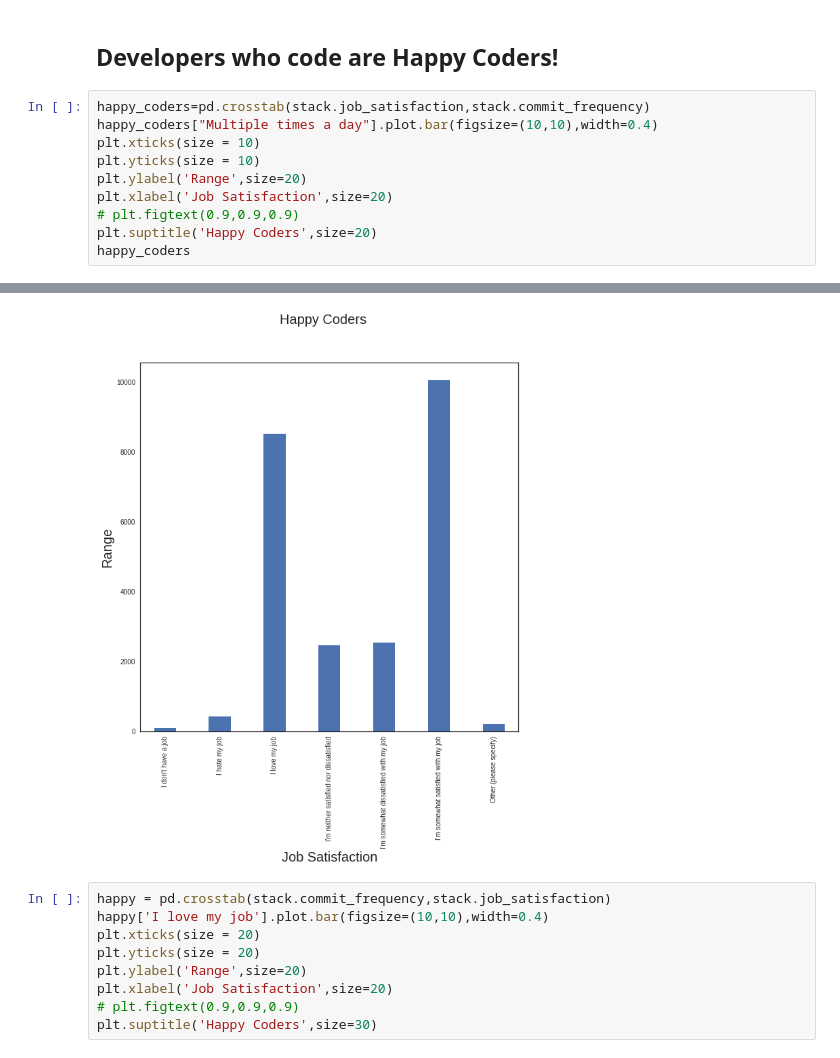
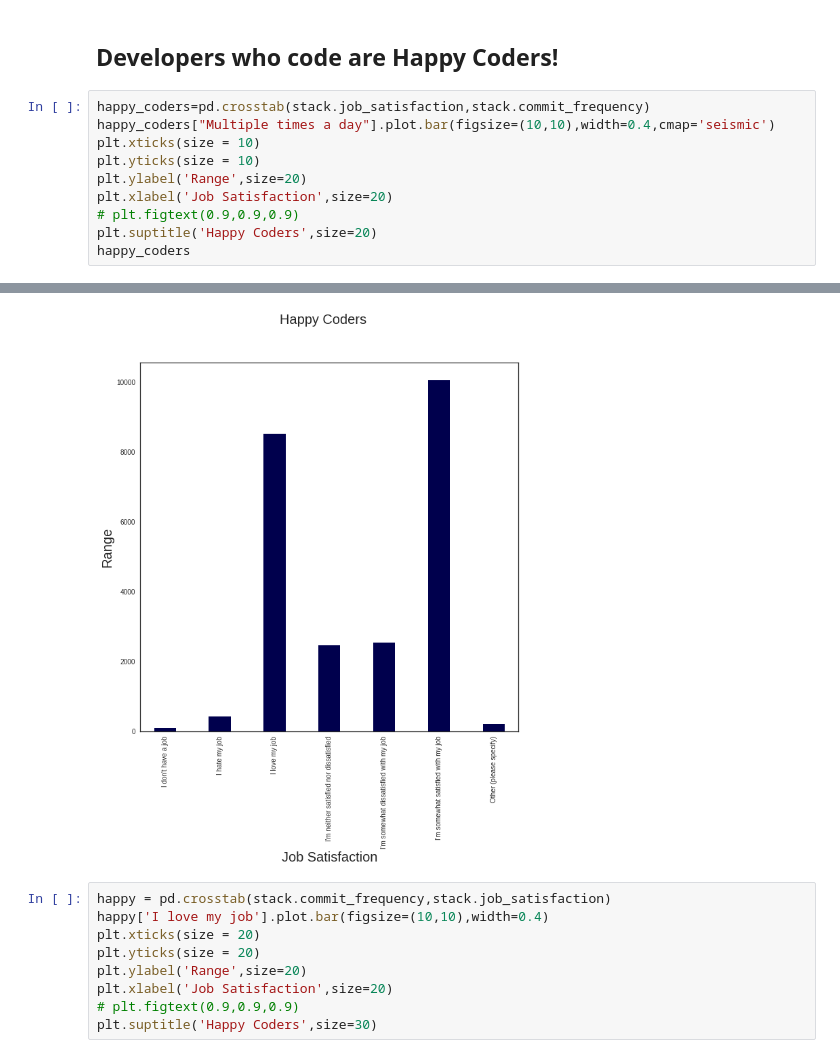
Before and after one commit to kaushikamaravadi/DataScience, a Jupyter notebook: stack_overflow/stackoverflow_2016.ipynb, the cells around one changed output, grey strips where cells are left out. Drawn from its saved outputs; the diff is of its cells as text.

```diff
--- a/stack_overflow/stackoverflow_2016.ipynb
+++ b/stack_overflow/stackoverflow_2016.ipynb
@@ -64,25 +64,25 @@ Name: visit_frequency, dtype: float64
 ## Developers who code are Happy Coders!
 # %%
 happy_coders=pd.crosstab(stack.job_satisfaction,stack.commit_frequency)
-happy_coders["Multiple times a day"].plot.bar(figsize=(10,10),width=0.4)
+happy_coders["Multiple times a day"].plot.bar(figsize=(10,10),width=0.4,cmap='seismic')
 plt.xticks(size = 10)
 plt.yticks(size = 10)
 plt.ylabel('Range',size=20)
 plt.xlabel('Job Satisfaction',size=20)
 # plt.figtext(0.9,0.9,0.9)
 plt.suptitle('Happy Coders',size=20)
 happy_coders
 # %% [output]
 | commit_frequency | A couple times a week | A few times a month | I don't "check-in or commit code"... | I never check-in or commit code | ... |
 | job_satisfaction |  |  |  |  | ... |
 | I don't have a job | 50 | 24 | 24 | 29 | ... |
 | I hate my job | 165 | 68 | 42 | 32 | ... |
 | I love my job | 1844 | 523 | 437 | 235 | ... |
 | I'm neither satisfied nor dissati... | 795 | 238 | 169 | 99 | ... |
 | I'm somewhat dissatisfied with my... | 794 | 284 | 187 | 100 | ... |
 | I'm somewhat satisfied with my job | 2780 | 710 | 516 | 278 | ... |
 | Other (please specify) | 62 | 22 | 25 | 12 | ... |
-[figure, old version]
+[figure, new version]
 # %%
 happy = pd.crosstab(stack.commit_frequency,stack.job_satisfaction)
 happy['I love my job'].plot.bar(figsize=(10,10),width=0.4)
```
Also changed, not shown: 3 other files.
